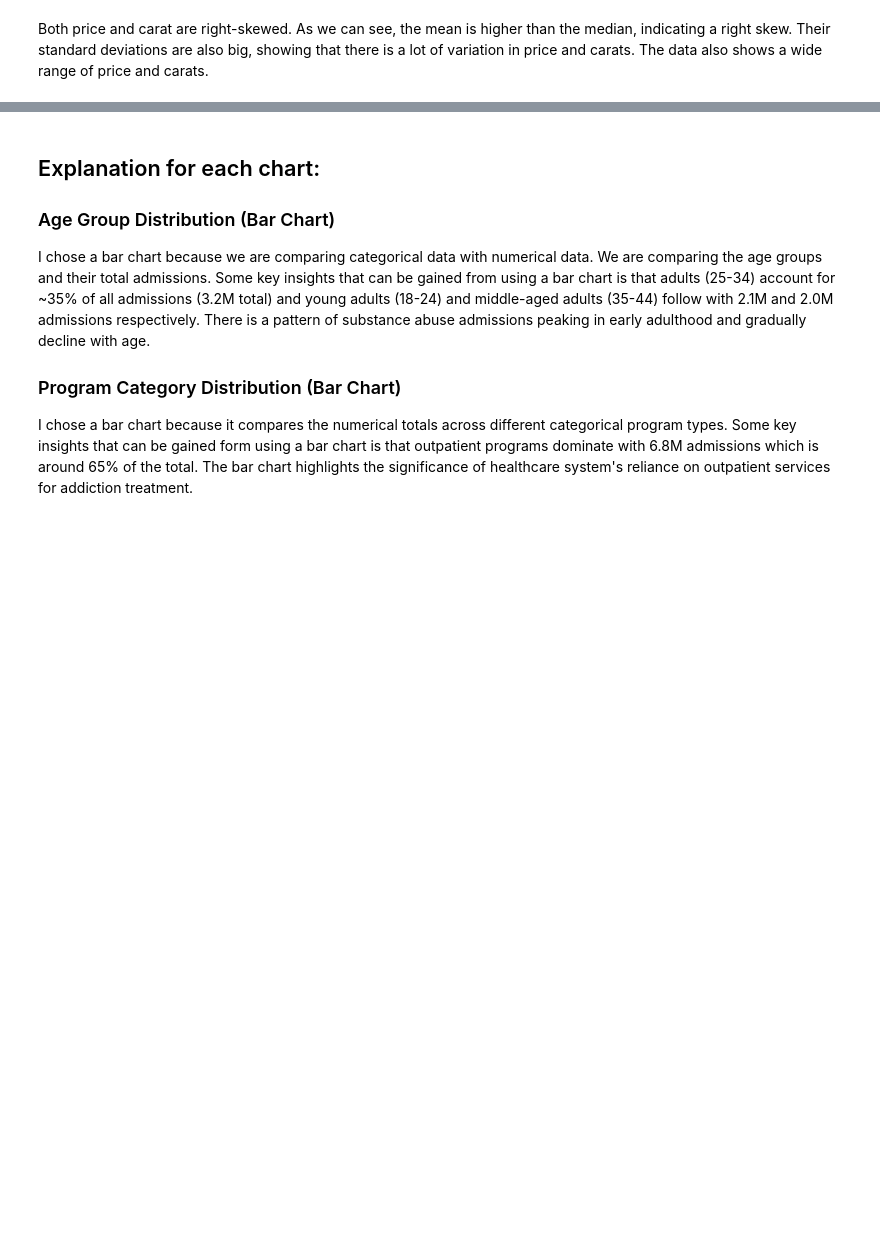
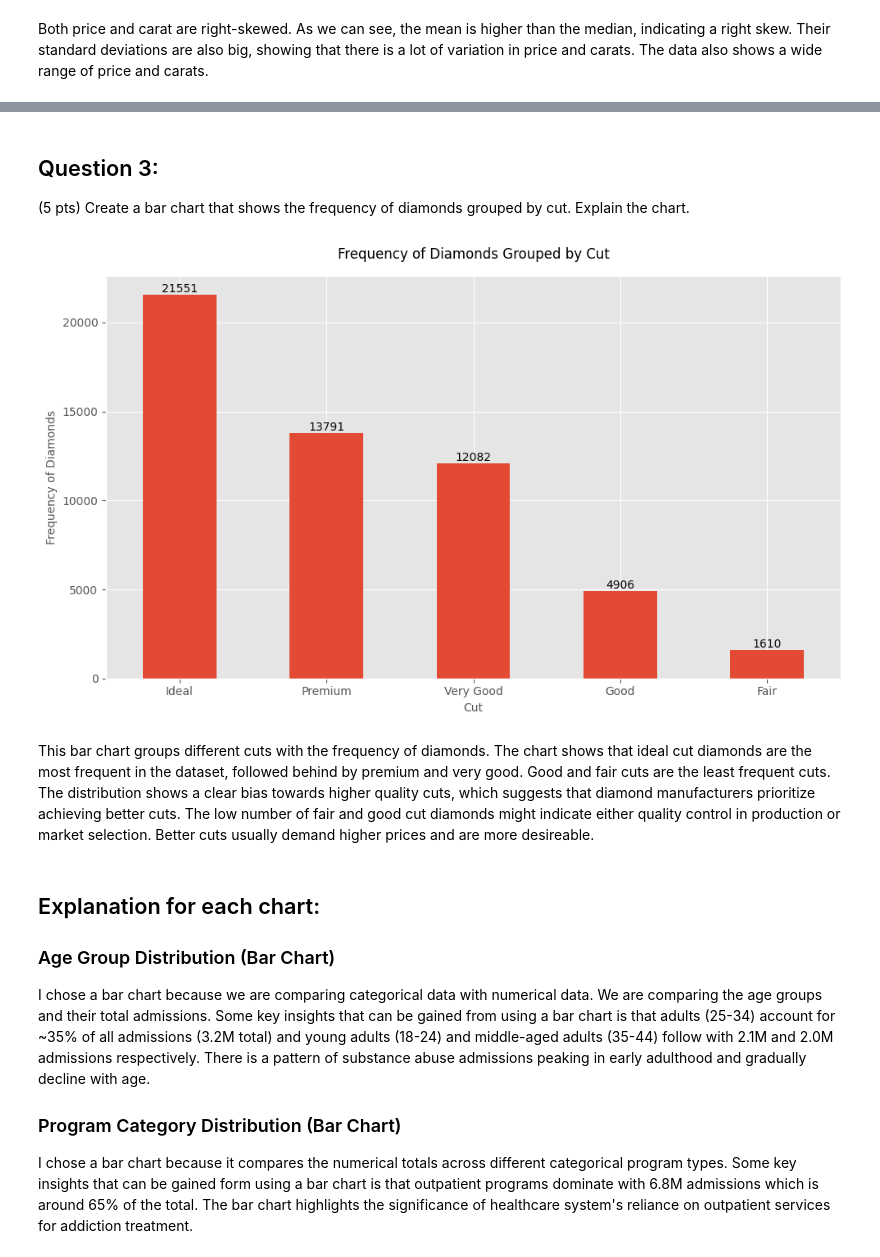
Before and after one commit to DavidYu75/ds3000-assignments, a Jupyter notebook: DS3000.A6.David.Yu.ipynb, the cells around one changed output, grey strips where cells are left out. Cells and saved outputs as stored; diff of their text form; code cells hidden in the pictures; blank space fills up the shorter version.

```diff
--- a/DS3000.A6.David.Yu.ipynb
+++ b/DS3000.A6.David.Yu.ipynb
@@ -147,0 +63,3 @@ Passing `palette` without assigning `hue` is deprecated and will be removed in v
+# %% [markdown]
+## Question 3:
+(5 pts) Create a bar chart that shows the frequency of diamonds grouped by cut. Explain the chart.
@@ -148,3 +68,23 @@ Passing `palette` without assigning `hue` is deprecated and will be removed in v
+# %%
+plt.figure(figsize=(10, 6))
+df['cut'].value_counts().plot(kind='bar')
+
+# Customize the plot
+plt.title('Frequency of Diamonds Grouped by Cut', fontsize=12, pad=15)
+plt.xlabel('Cut', fontsize=10)
+plt.ylabel('Frequency of Diamonds', fontsize=10)
+
+for i, v in enumerate(df['cut'].value_counts()):
+    plt.text(i, v, str(v), ha='center', va='bottom')
+
+plt.xticks(rotation=360)
+plt.tight_layout()
+
+plt.show()
+# %% [output]
+[figure, added]
+# %% [markdown]
+This bar chart groups different cuts with the frequency of diamonds. The chart shows that ideal cut diamonds are the most frequent in the dataset, followed behind by premium and very good. Good and fair cuts are the least frequent cuts. The distribution shows a clear bias towards higher quality cuts, which suggests that diamond manufacturers prioritize achieving better cuts. The low number of fair and good cut diamonds might indicate either quality control in production or market selection. Better cuts usually demand higher prices and are more desireable.
 # %% [markdown]
 ## Explanation for each chart:
 ### Age Group Distribution (Bar Chart)
```
Also changed, not shown: parts of 3 cells of this notebook.
